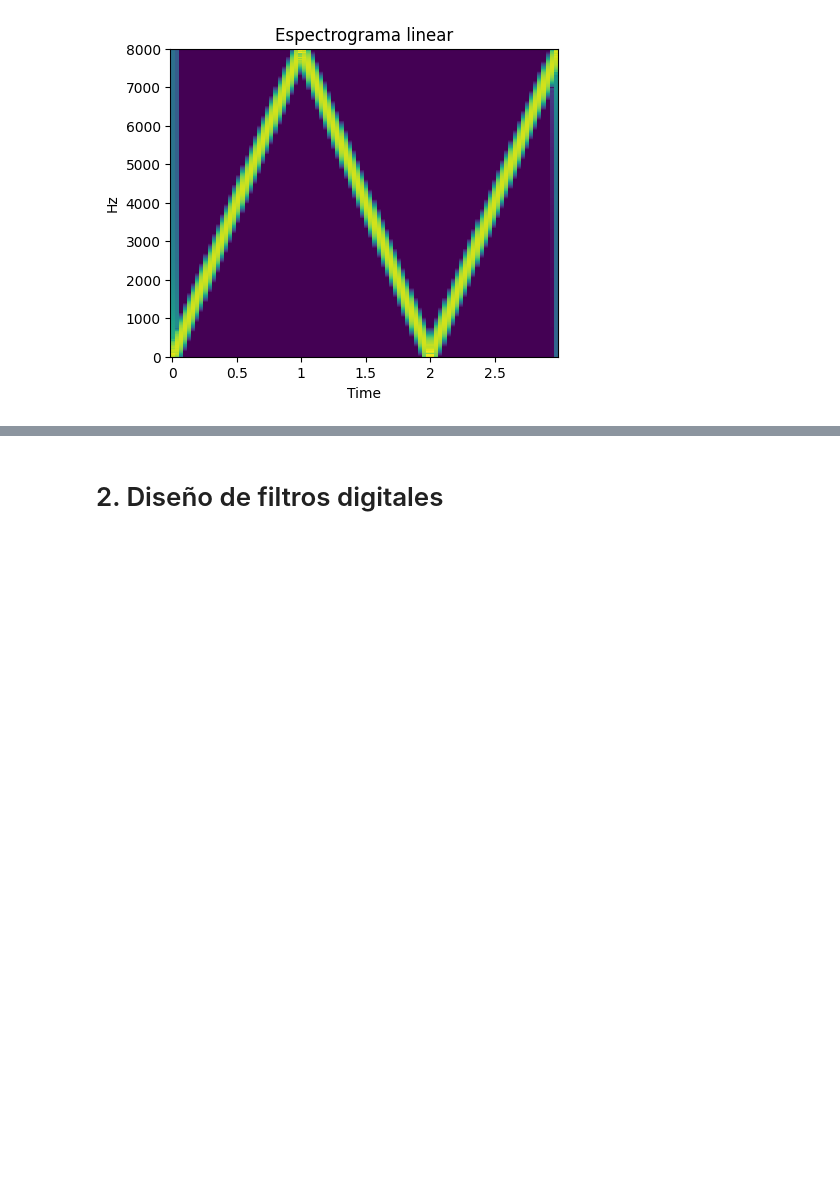
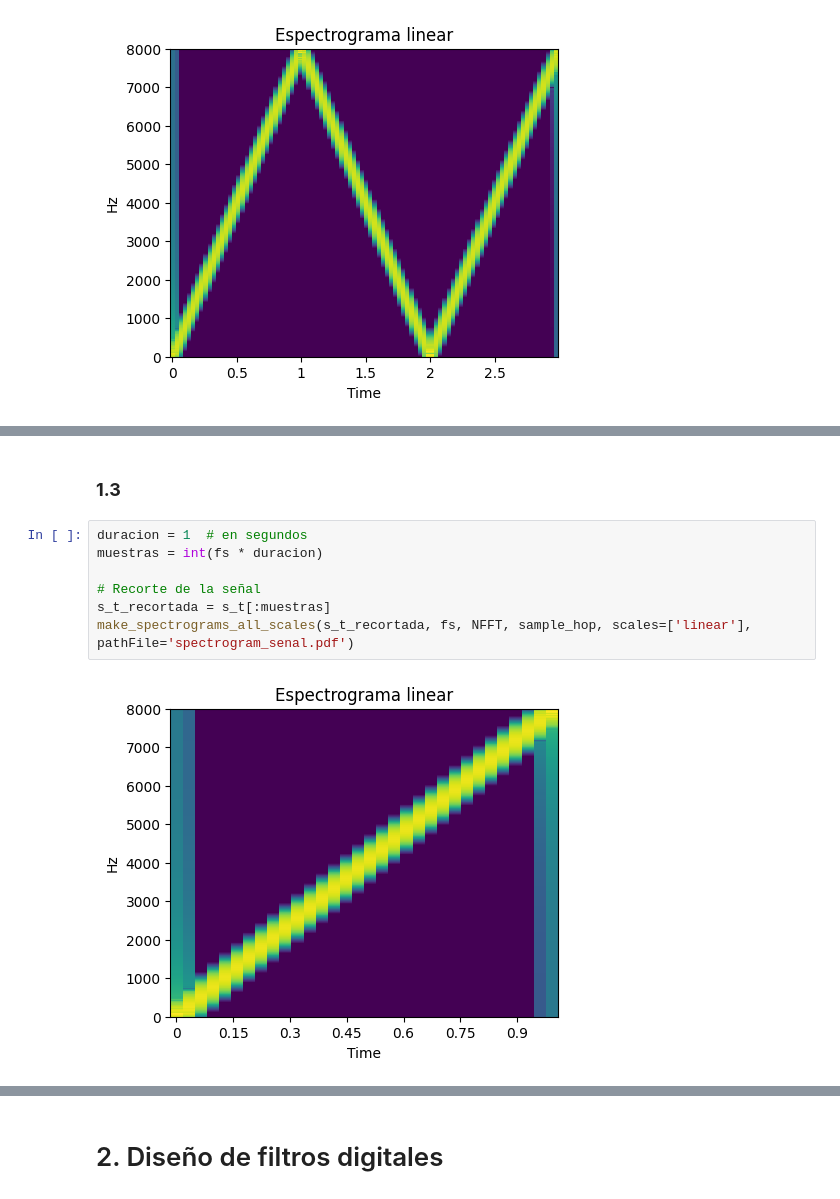
Before and after one commit to jbcgames/Lab_5_senales, a Jupyter notebook: Lab_5_Filtros_Estudiante.ipynb, the cells around one changed output, grey strips where cells are left out. Cells and saved outputs as stored; diff of their text form; blank space fills up the shorter version.

```diff
--- a/Lab_5_Filtros_Estudiante.ipynb
+++ b/Lab_5_Filtros_Estudiante.ipynb
@@ -89,0 +96,11 @@ make_spectrograms_all_scales(s_t, fs, NFFT, sample_hop, scales=['linear'], pathF
+# %% [markdown]
+### **1.3**
+# %%
+duracion = 1  # en segundos
+muestras = int(fs * duracion)
+
+# Recorte de la señal
+s_t_recortada = s_t[:muestras]
+make_spectrograms_all_scales(s_t_recortada, fs, NFFT, sample_hop, scales=['linear'], pathFile='spectrogram_senal.pdf')
+# %% [output]
+[figure, added]
```
Also changed, not shown: parts of 5 cells of this notebook.
